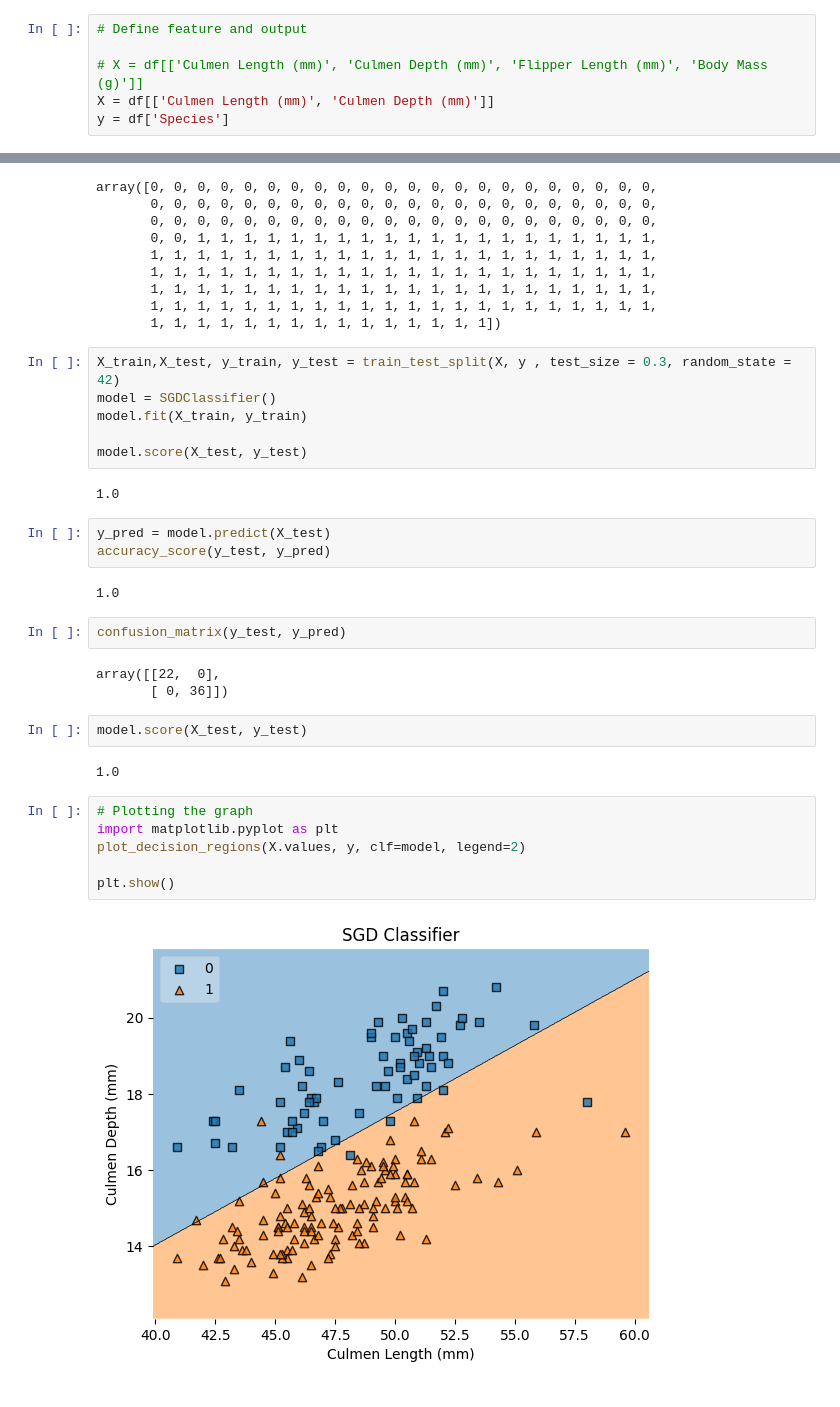
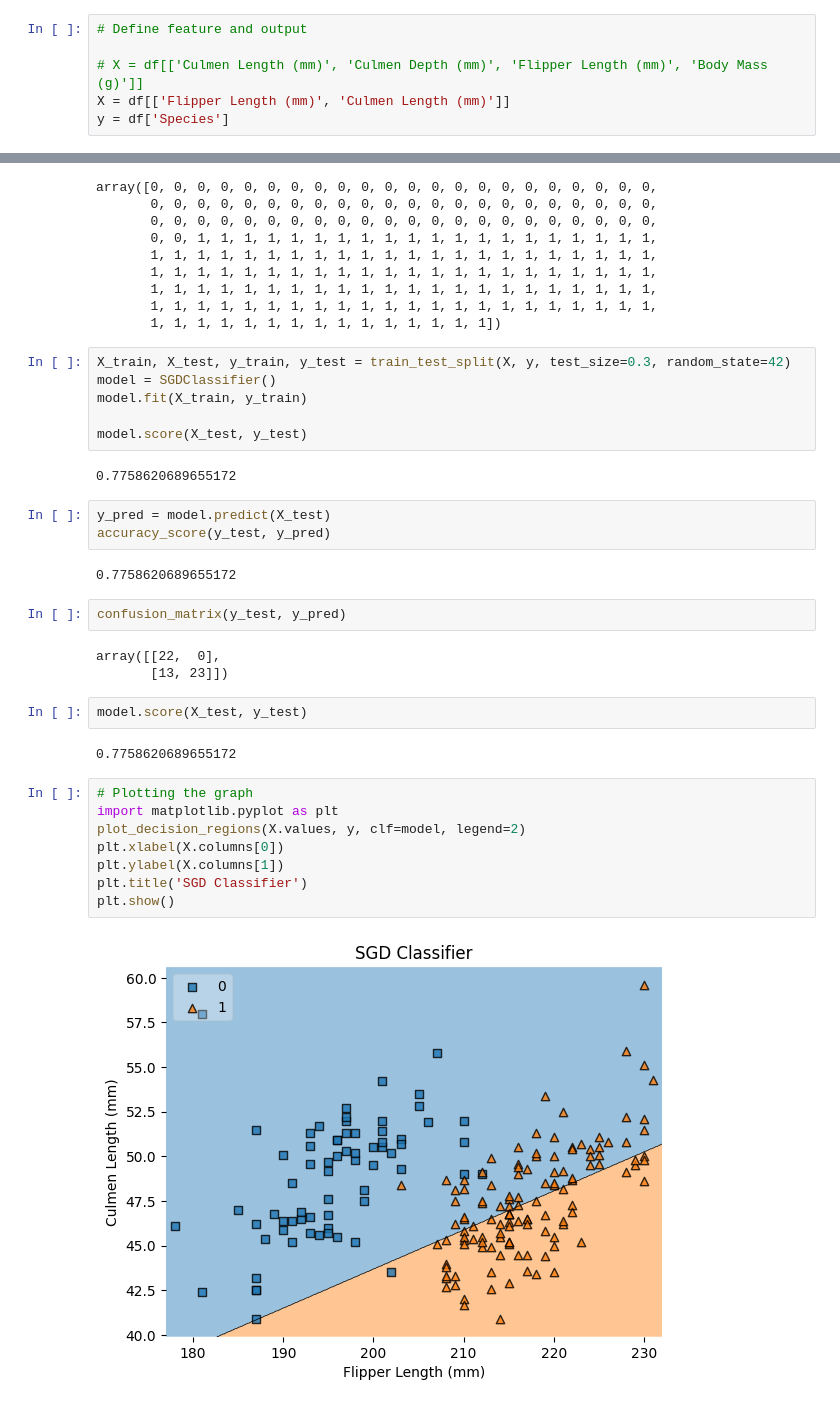
Before and after one commit to mrigankg/Mrigank-IIITH-AI, a Jupyter notebook: Unit1-LR-KNN/Linear_classifier.ipynb, the cells around one changed output, grey strips where cells are left out. Saved outputs shown, nothing was run; the diff lists cells and outputs as text.

```diff
--- a/Unit1-LR-KNN/Linear_classifier.ipynb
+++ b/Unit1-LR-KNN/Linear_classifier.ipynb
@@ -55,7 +55,7 @@ array(['Chinstrap penguin (Pygoscelis antarctica)',
 # Define feature and output
 
 # X = df[['Culmen Length (mm)', 'Culmen Depth (mm)', 'Flipper Length (mm)', 'Body Mass (g)']]
-X = df[['Culmen Length (mm)', 'Culmen Depth (mm)']]
+X = df[['Flipper Length (mm)', 'Culmen Length (mm)']]
 y = df['Species']
 # %%
 # ENcode the oputput
@@ -73,32 +73,34 @@ array([0, 0, 0, 0, 0, 0, 0, 0, 0, 0, 0, 0, 0, 0, 0, 0, 0, 0, 0, 0, 0, 0,
        1, 1, 1, 1, 1, 1, 1, 1, 1, 1, 1, 1, 1, 1, 1, 1, 1, 1, 1, 1, 1, 1,
        1, 1, 1, 1, 1, 1, 1, 1, 1, 1, 1, 1, 1, 1, 1])
 # %%
-X_train,X_test, y_train, y_test = train_test_split(X, y , test_size = 0.3, random_state = 42)
+X_train, X_test, y_train, y_test = train_test_split(X, y, test_size=0.3, random_state=42)
 model = SGDClassifier()
 model.fit(X_train, y_train)
 
 model.score(X_test, y_test)
 # %% [output]
-1.0
+0.7758620689655172
 # %%
 y_pred = model.predict(X_test)
 accuracy_score(y_test, y_pred)
 # %% [output]
-1.0
+0.7758620689655172
 # %%
 confusion_matrix(y_test, y_pred)
 # %% [output]
 array([[22,  0],
-       [ 0, 36]])
+       [13, 23]])
 # %%
 model.score(X_test, y_test)
 # %% [output]
-1.0
+0.7758620689655172
 # %%
 # Plotting the graph
 import matplotlib.pyplot as plt
 plot_decision_regions(X.values, y, clf=model, legend=2)
-
+plt.xlabel(X.columns[0])
+plt.ylabel(X.columns[1])
+plt.title('SGD Classifier')
 plt.show()
 # %% [output]
-[figure, old version]
+[figure, new version]
```
Also changed, not shown: parts of 3 cells of this notebook, 3 other files.
